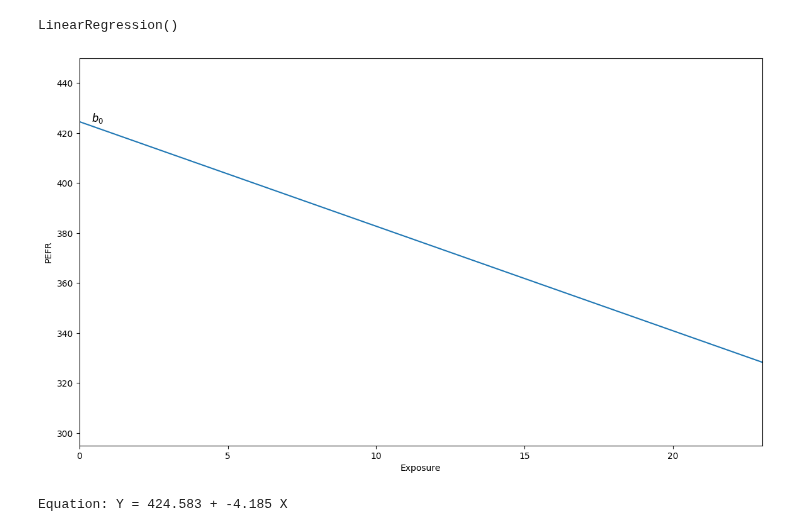
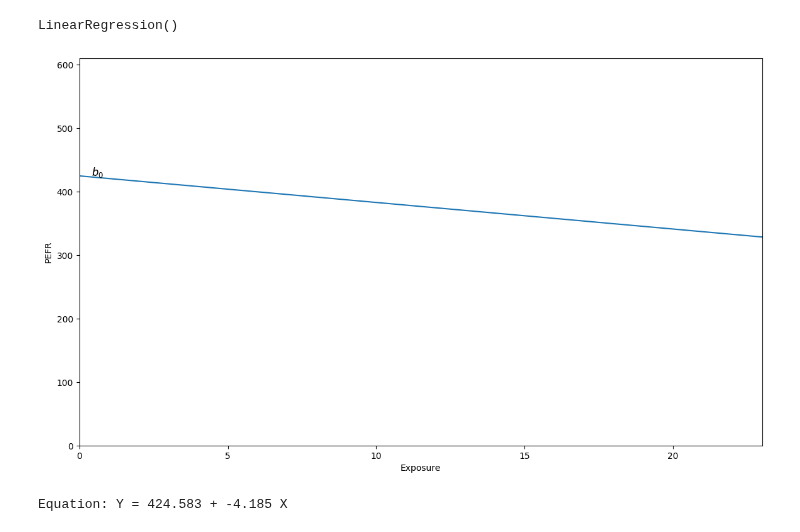
Before and after one commit to gasobral/notas-de-aula, a Jupyter notebook: Data Science/Regressão Linear/notebooks/univariate_regression-pt-br.ipynb, the cells around one changed output. Cells and saved outputs as stored; diff of their text form; code cells hidden in the pictures.

```diff
--- a/Data Science/Regressão Linear/notebooks/univariate_regression-pt-br.ipynb
+++ b/Data Science/Regressão Linear/notebooks/univariate_regression-pt-br.ipynb
@@ -89,26 +212,27 @@ LinearRegression()
 # %%
 fig, ax = plt.subplots(1, 1, figsize=(14, 8))
 
 ax.set_xlim(0, 23)
-ax.set_ylim(295, 450)
+ax.set_ylim(0, 610)
+# ax.set_ylim(295, 450)
 
 ax.set_xlabel('Exposure')
 ax.set_ylabel('PEFR')
 
 ## obtém os valores extremos da equação de regressão para desenhar os
 ## extremos da reta
 ax.plot((0, 23),
         linear_model.predict(pd.DataFrame({'Exposure': [0, 23]})))
 
 ## posiciona o intercepto (coeficiente b_0) na reta
 ax.text(0.4,
         linear_model.intercept_,
         r'$b_0$',
         size='larger')
 
 plt.show()
 # %% [output]
-[figure, old version]
+[figure, new version]
 # %%
 print(f'Equation: Y = {linear_model.intercept_:.3f} + '
       f'{linear_model.coef_[0]:.3f} X')
```
Also changed, not shown: parts of 15 cells of this notebook.
